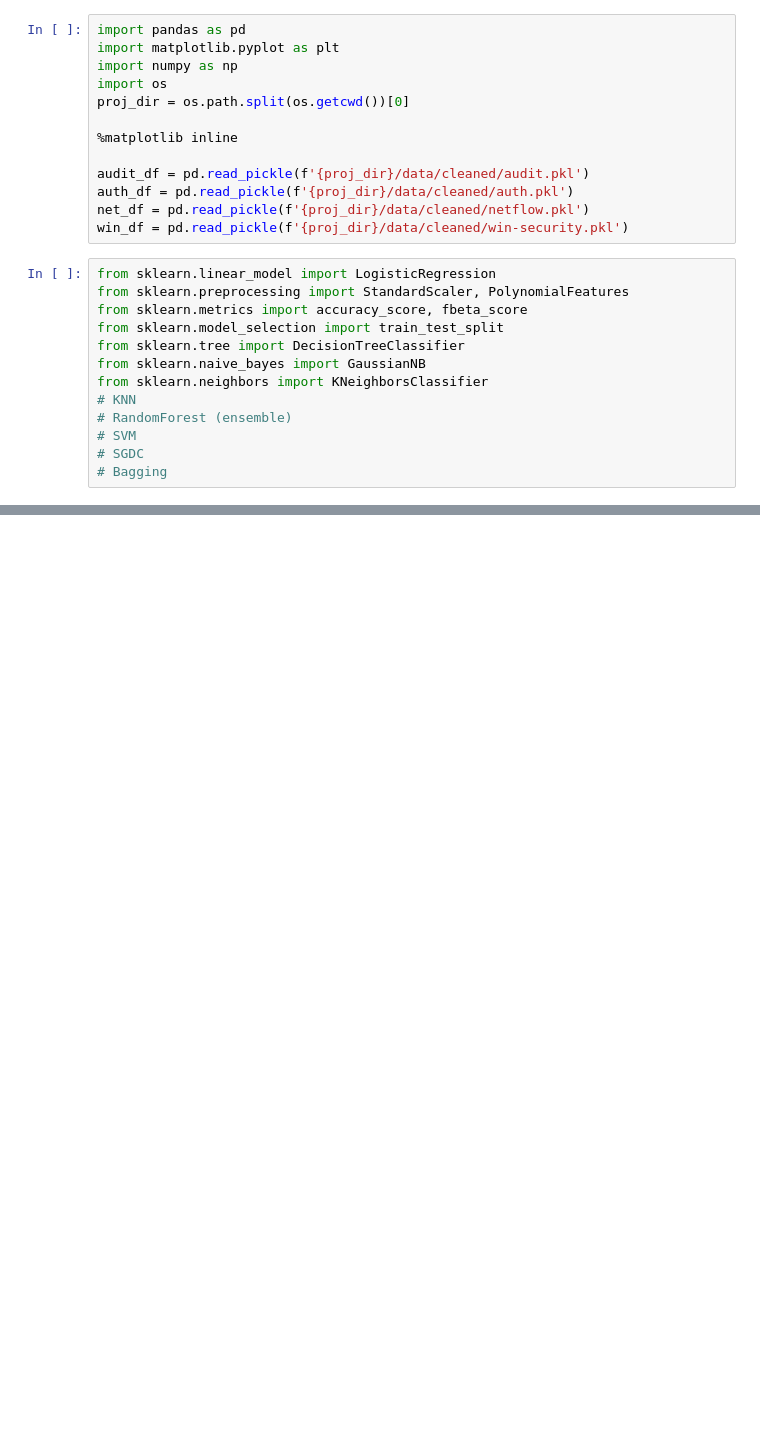
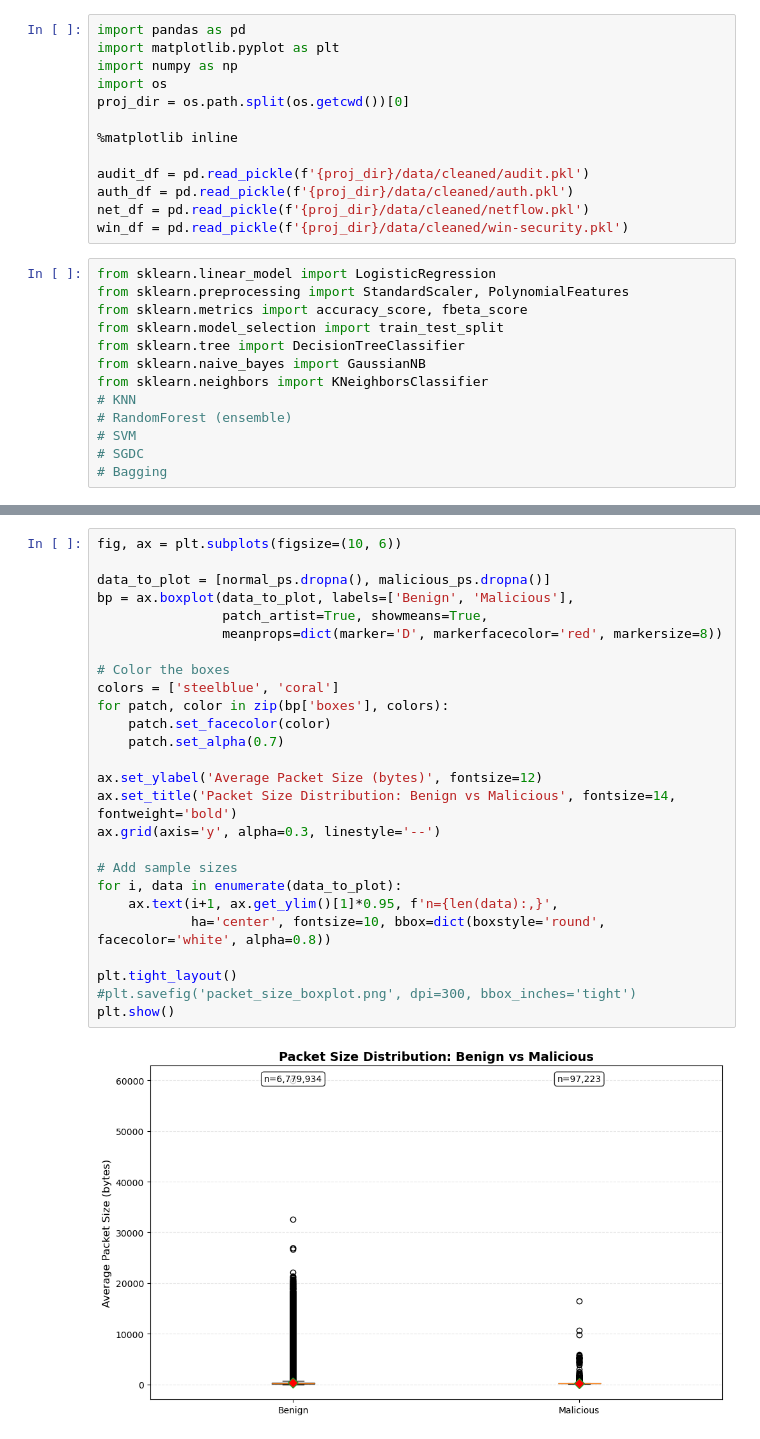
Before and after one commit to birbarino/Data-Analytics-Capstone, a Jupyter notebook: notebooks/models.ipynb, the cells around one changed output, grey strips where cells are left out. Drawn from its saved outputs; the diff is of its cells as text; blank space fills up the shorter version.

```diff
--- a/notebooks/models.ipynb
+++ b/notebooks/models.ipynb
@@ -109,0 +184,28 @@ Significant difference: False
+# %%
+fig, ax = plt.subplots(figsize=(10, 6))
+
+data_to_plot = [normal_ps.dropna(), malicious_ps.dropna()]
+bp = ax.boxplot(data_to_plot, labels=['Benign', 'Malicious'],
+                patch_artist=True, showmeans=True,
+                meanprops=dict(marker='D', markerfacecolor='red', markersize=8))
+
+# Color the boxes
+colors = ['steelblue', 'coral']
+for patch, color in zip(bp['boxes'], colors):
+    patch.set_facecolor(color)
+    patch.set_alpha(0.7)
+
+ax.set_ylabel('Average Packet Size (bytes)', fontsize=12)
+ax.set_title('Packet Size Distribution: Benign vs Malicious', fontsize=14, fontweight='bold')
+ax.grid(axis='y', alpha=0.3, linestyle='--')
+
+# Add sample sizes
+for i, data in enumerate(data_to_plot):
+    ax.text(i+1, ax.get_ylim()[1]*0.95, f'n={len(data):,}',
+            ha='center', fontsize=10, bbox=dict(boxstyle='round', facecolor='white', alpha=0.8))
+
+plt.tight_layout()
+#plt.savefig('packet_size_boxplot.png', dpi=300, bbox_inches='tight')
+plt.show()
+# %% [output]
+[figure, added]
```
Also changed, not shown: parts of 15 cells of this notebook.
